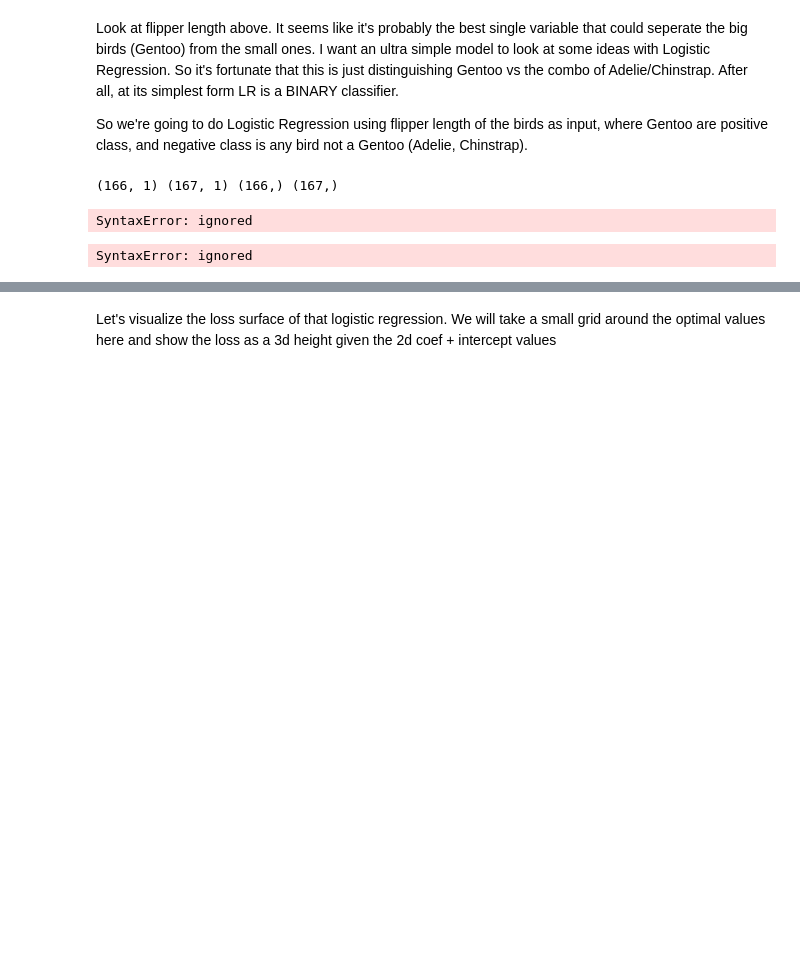
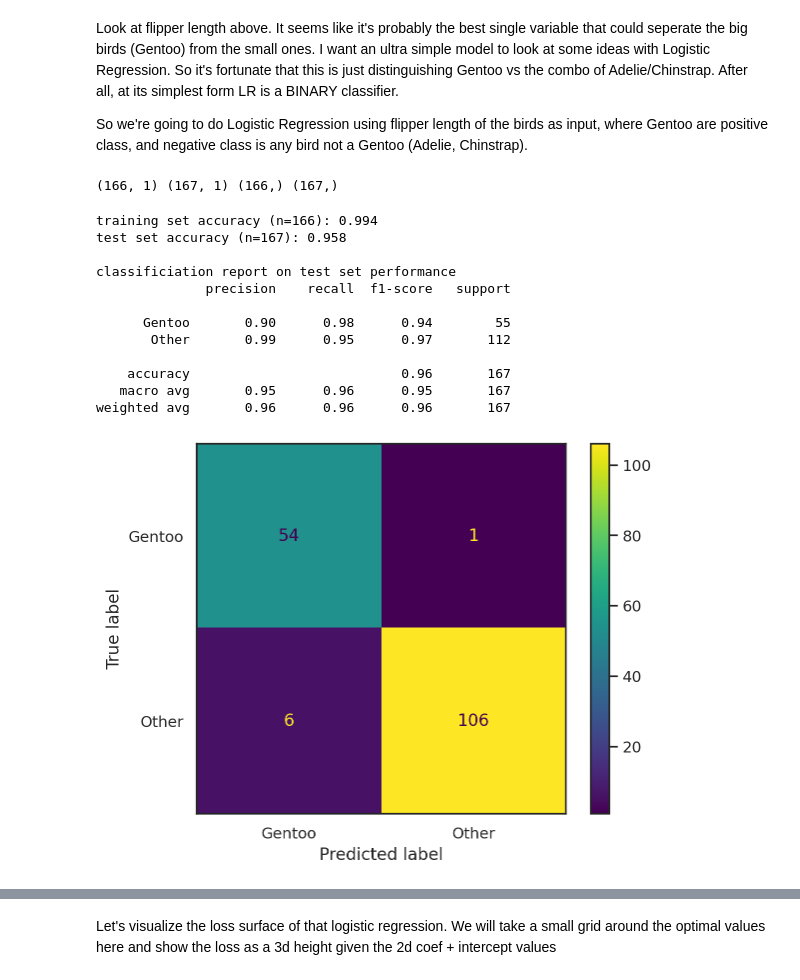
Before and after one commit to afleschner/demo_notebooks, a Jupyter notebook: lecture_09_logistic_loss.ipynb, the cells around one changed output, grey strips where cells are left out. Saved outputs shown, nothing was run; the diff lists cells and outputs as text; code cells hidden in the pictures; blank space fills up the shorter version.

```diff
--- a/lecture_09_logistic_loss.ipynb
+++ b/lecture_09_logistic_loss.ipynb
@@ -89,29 +69,39 @@ model = LogisticRegression(penalty='none')
 model.fit(X_train,y_train)
 
 # how good will we do on training set error and test set error?
-yhat_train = raise NotImplementedError
-yhat_test = raise NotImplementedError
+yhat_train = model.predict(X_train)
+yhat_test = model.predict(X_test)
-# %% [output]
-SyntaxError: ignored
 # %%
 from sklearn.metrics import accuracy_score, classification_report
 from sklearn.metrics import ConfusionMatrixDisplay
 
 # accuracy scores for training and test sets
-acc_train = raise NotImplementedError
-acc_test = raise NotImplementedError
+acc_train = accuracy_score(y_train, yhat_train)
+acc_test = accuracy_score(y_test, yhat_test)
 
 print(f'training set accuracy (n={y_train.shape[0]}): {acc_train:4.3f}')
 print(f'test set accuracy (n={y_test.shape[0]}): {acc_test:4.3f}')
 print()
 print('classificiation report on test set performance')
 print(classification_report(y_test, yhat_test))
 print()
 
 with sns.axes_style('white'):
     ConfusionMatrixDisplay.from_predictions(y_test, yhat_test)
 # %% [output]
-SyntaxError: ignored
+training set accuracy (n=166): 0.994
+test set accuracy (n=167): 0.958
+
+classificiation report on test set performance
+              precision    recall  f1-score   support
+
+      Gentoo       0.90      0.98      0.94        55
+       Other       0.99      0.95      0.97       112
+
+    accuracy                           0.96       167
+   macro avg       0.95      0.96      0.95       167
+weighted avg       0.96      0.96      0.96       167
+[figure, added]
 # %%
 # lets discuss ROC curves now...
 # https://en.wikipedia.org/wiki/Receiver_operating_characteristic
```
Also changed, not shown: parts of 5 cells of this notebook.
